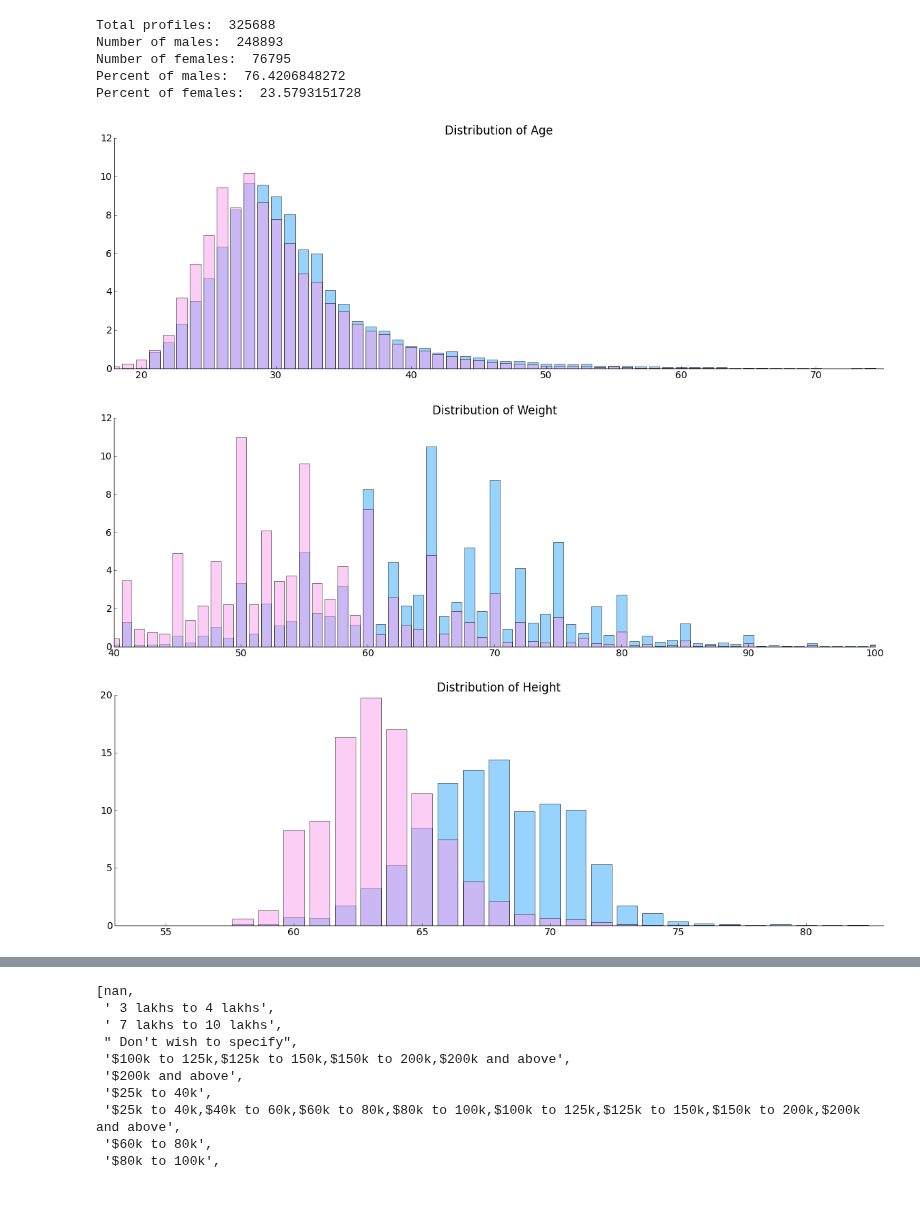
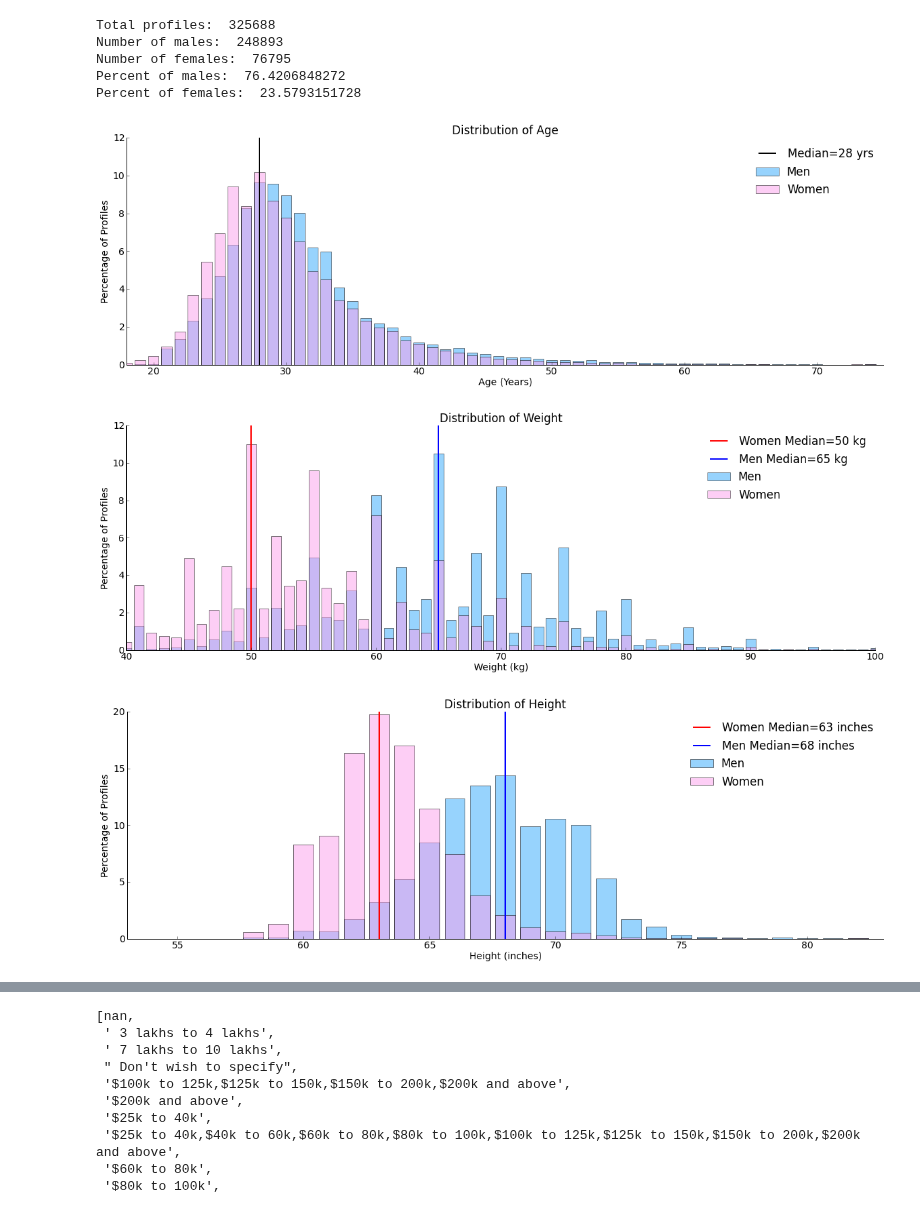
Before and after one commit to deadofied/ac299r, a Jupyter notebook: analysis_hists.ipynb, the cells around one changed output, grey strips where cells are left out. Saved outputs shown, nothing was run; the diff lists cells and outputs as text; code cells hidden in the pictures.

```diff
--- a/analysis_hists.ipynb
+++ b/analysis_hists.ipynb
@@ -153,14 +153,18 @@ hist1 = [(float(i)/float(sum(hist1)))*100.0 for i in hist1]
 hist0, bins0 = np.histogram(profiles[profiles.gender==0].age1, bins=np.linspace(18, 75, 58))
 hist0 = [(float(i)/float(sum(hist0)))*100.0 for i in hist0]
 plt.title("Distribution of Age")
-plt.bar([i for i in range(18, 75)], height=hist1, align='center', color='#30A7FC', alpha=0.5)
-plt.bar([i for i in range(18, 75)], height=hist0, align='center', color='#FC9DEB', alpha=0.5)
+plt.bar([i for i in range(18, 75)], height=hist1, align='center', color='#30A7FC', alpha=0.5, label='Men')
+plt.bar([i for i in range(18, 75)], height=hist0, align='center', color='#FC9DEB', alpha=0.5, label='Women')
+plt.xlabel('Age (Years)')
+plt.ylabel('Percentage of Profiles')
+plt.axvline(x=28, ymin=0, ymax=11, c='black', label='Median=28 yrs')
+plt.legend(frameon=False, loc='upper right')
 ax = plt.gca()
 ax.set_xlim([18,75])
 remove_border()
 #xticks_locs, xticks_labels = plt.xticks([i for i in range(18, 76)], [i for i in range(17, 75)])
 # %% [output]
-[figure, old version]
+[figure, new version]
 # %%
 import string
 
@@ -191,17 +195,22 @@ profiles['kgs'] = profiles['weight1'].map(lambda x: getweight(x))
 # %%
 hist1, bins1 = np.histogram(profiles[profiles.gender==1].kgs, bins=np.linspace(40, 120, 81))
 hist1 = [(float(i)/float(sum(hist1)))*100.0 for i in hist1]
 hist0, bins0 = np.histogram(profiles[profiles.gender==0].kgs, bins=np.linspace(40, 120, 81))
 hist0 = [(float(i)/float(sum(hist0)))*100.0 for i in hist0]
 plt.title("Distribution of Weight")
-plt.bar([i for i in range(40, 120)], height=hist1, align='center', color='#30A7FC', alpha=0.5)
-plt.bar([i for i in range(40, 120)], height=hist0, align='center', color='#FC9DEB', alpha=0.5)
+plt.bar([i for i in range(40, 120)], height=hist1, align='center', color='#30A7FC', alpha=0.5, label='Men')
+plt.bar([i for i in range(40, 120)], height=hist0, align='center', color='#FC9DEB', alpha=0.5, label='Women')
+plt.xlabel('Weight (kg)')
+plt.ylabel('Percentage of Profiles')
+plt.axvline(x=50, ymin=0, ymax=11, c='red', label='Women Median=50 kg')
+plt.axvline(x=65, ymin=0, ymax=11, c='blue', label='Men Median=65 kg')
+plt.legend(frameon=False, loc='upper right')
 ax = plt.gca()
 ax.set_xlim([40,100])
 remove_border()
 #xticks_locs, xticks_labels = plt.xticks([i for i in range(18, 76)], [i for i in range(17, 75)])
 # %% [output]
-[figure, old version]
+[figure, new version]
 # %%
 def from_one(height):
     feet, inches = 0, 0
@@ -248,14 +257,19 @@ hist1 = [(float(i)/float(sum(hist1)))*100.0 for i in hist1]
 hist0, bins0 = np.histogram(profiles[profiles.gender==0].height, bins=np.linspace(53, 83, 31))
 hist0 = [(float(i)/float(sum(hist0)))*100.0 for i in hist0]
 plt.title("Distribution of Height")
-plt.bar([i for i in range(53, 83)], height=hist1, align='center', color='#30A7FC', alpha=0.5)
-plt.bar([i for i in range(53, 83)], height=hist0, align='center', color='#FC9DEB', alpha=0.5)
+plt.bar([i for i in range(53, 83)], height=hist1, align='center', color='#30A7FC', alpha=0.5, label='Men')
+plt.bar([i for i in range(53, 83)], height=hist0, align='center', color='#FC9DEB', alpha=0.5, label='Women')
+plt.xlabel('Height (inches)')
+plt.ylabel('Percentage of Profiles')
+plt.axvline(x=63, ymin=0, ymax=11, c='red', label='Women Median=63 inches')
+plt.axvline(x=68, ymin=0, ymax=11, c='blue', label='Men Median=68 inches')
+plt.legend(frameon=False, loc='upper right')
 ax = plt.gca()
 ax.set_xlim([53,83])
 remove_border()
 #xticks_locs, xticks_labels = plt.xticks([i for i in range(18, 76)], [i for i in range(17, 75)])
 # %% [output]
-[figure, old version]
+[figure, new version]
 # %%
 profiles['bmi'] = profiles['kgs'] / ((profiles['height']*0.0254)**2)
 # %%
```
Also changed, not shown: parts of 4 cells of this notebook, 4 other files.
